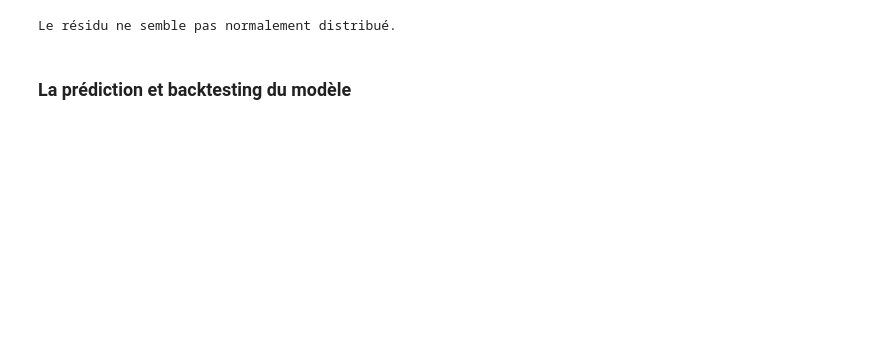
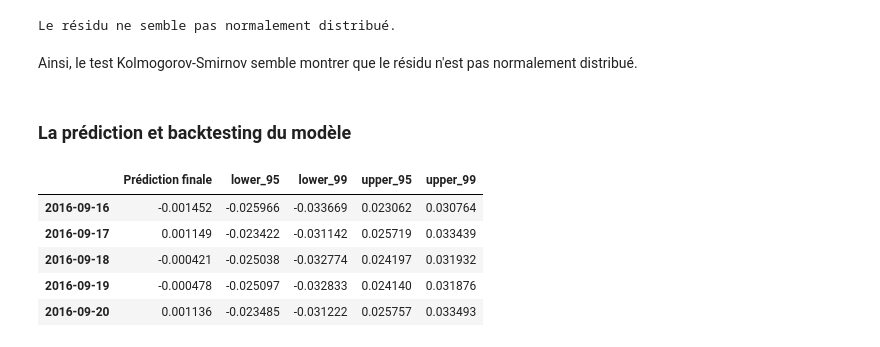
Before and after one commit to Lawisss/Helenos-Model, a Jupyter notebook: ARIMA.ipynb, the cells around one changed output. Cells and saved outputs as stored; diff of their text form; code cells hidden in the pictures; blank space fills up the shorter version.

```diff
--- a/ARIMA.ipynb
+++ b/ARIMA.ipynb
@@ -334,5 +309,27 @@ else:
     print('Le résidu semble être distribué normalement.')
 # %% [output]
 Le résidu ne semble pas normalement distribué.
+# %% [markdown]
+Ainsi, le test Kolmogorov-Smirnov semble montrer que le résidu n'est pas normalement distribué.
 # %% [markdown]
 ### La prédiction et backtesting du modèle
+# %%
+# Création d'une prévision sur 50 jours des rendements ES avec une intervalle de confiance à 95% et 99%.
+
+n_steps = 50
+
+f, err95, ci95 = best_mdl.forecast(steps=n_steps) # Intervalle de confiance à 95%
+_, err99, ci99 = best_mdl.forecast(steps=n_steps, alpha=0.01) # Intervalle de confiance à 99%
+
+idx = pd.date_range(data.index[-1], periods=n_steps, freq='D')
+fc_95 = pd.DataFrame(np.column_stack([f, ci95]), index=idx, columns=['Prédiction finale', 'lower_95', 'upper_95'])
+fc_99 = pd.DataFrame(np.column_stack([ci99]), index=idx, columns=['lower_99', 'upper_99'])
+fc_all = fc_95.combine_first(fc_99)
+fc_all.head()
+# %% [output]
+|  | Prédiction finale | lower_95 | lower_99 | upper_95 | upper_99 |
+| 2016-09-16 | -0.001452 | -0.025966 | -0.033669 | 0.023062 | 0.030764 |
+| 2016-09-17 | 0.001149 | -0.023422 | -0.031142 | 0.025719 | 0.033439 |
+| 2016-09-18 | -0.000421 | -0.025038 | -0.032774 | 0.024197 | 0.031932 |
+| 2016-09-19 | -0.000478 | -0.025097 | -0.032833 | 0.024140 | 0.031876 |
+| 2016-09-20 | 0.001136 | -0.023485 | -0.031222 | 0.025757 | 0.033493 |
```
Also changed, not shown: parts of 10 cells of this notebook, 2 other files.
